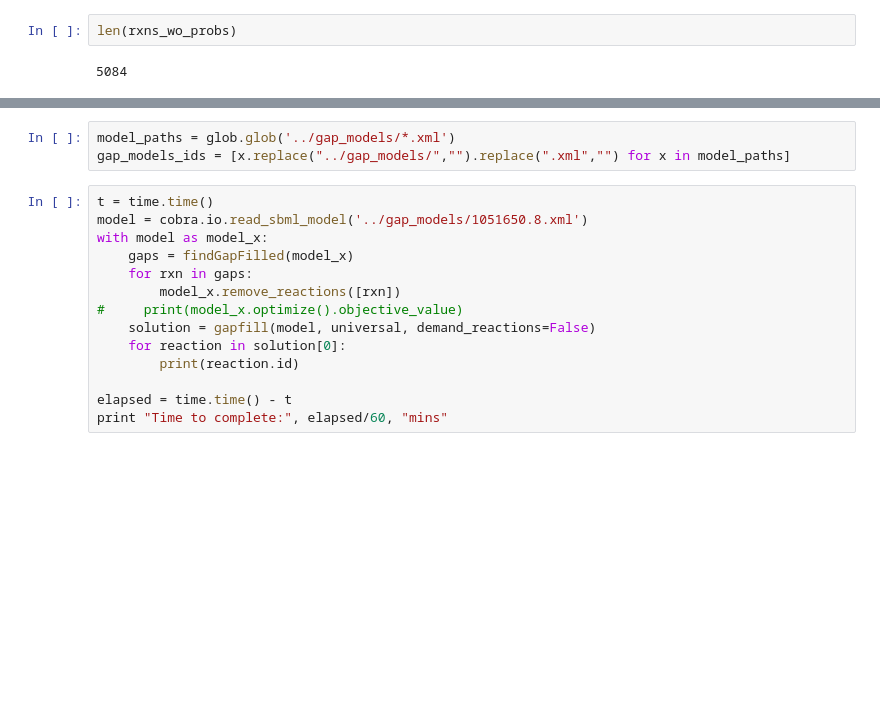
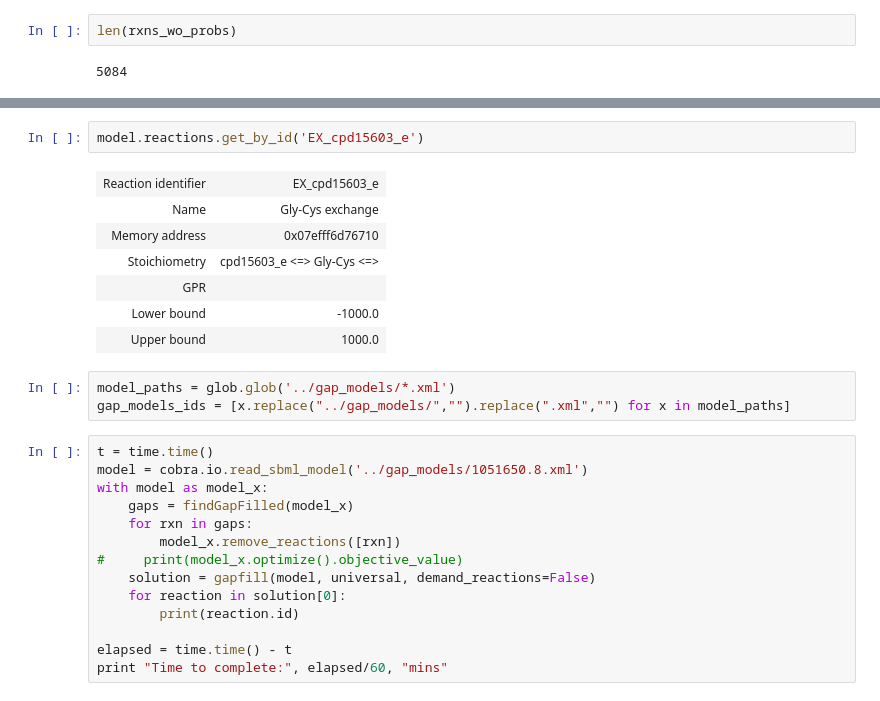
Before and after one commit to Tjmoutinho/Lactobacillus, a Jupyter notebook: Code/T5_Gapfill_models.ipynb, the cells around one changed output, grey strips where cells are left out. Drawn from its saved outputs; the diff is of its cells as text; blank space fills up the shorter version.

```diff
--- a/Code/T5_Gapfill_models.ipynb
+++ b/Code/T5_Gapfill_models.ipynb
@@ -200,3 +220,13 @@ model
+# %%
+model.reactions.get_by_id('EX_cpd15603_e')
+# %% [output]
+| Reaction identifier | EX_cpd15603_e |
+| Name | Gly-Cys exchange |
+| Memory address | 0x07efff6d76710 |
+| Stoichiometry | cpd15603_e <=> Gly-Cys <=> |
+| GPR |  |
+| Lower bound | -1000.0 |
+| Upper bound | 1000.0 |
 # %%
 model_paths = glob.glob('../gap_models/*.xml')
 gap_models_ids = [x.replace("../gap_models/","").replace(".xml","") for x in model_paths]
```
Also changed, not shown: parts of 2 cells of this notebook, 2 other files.
